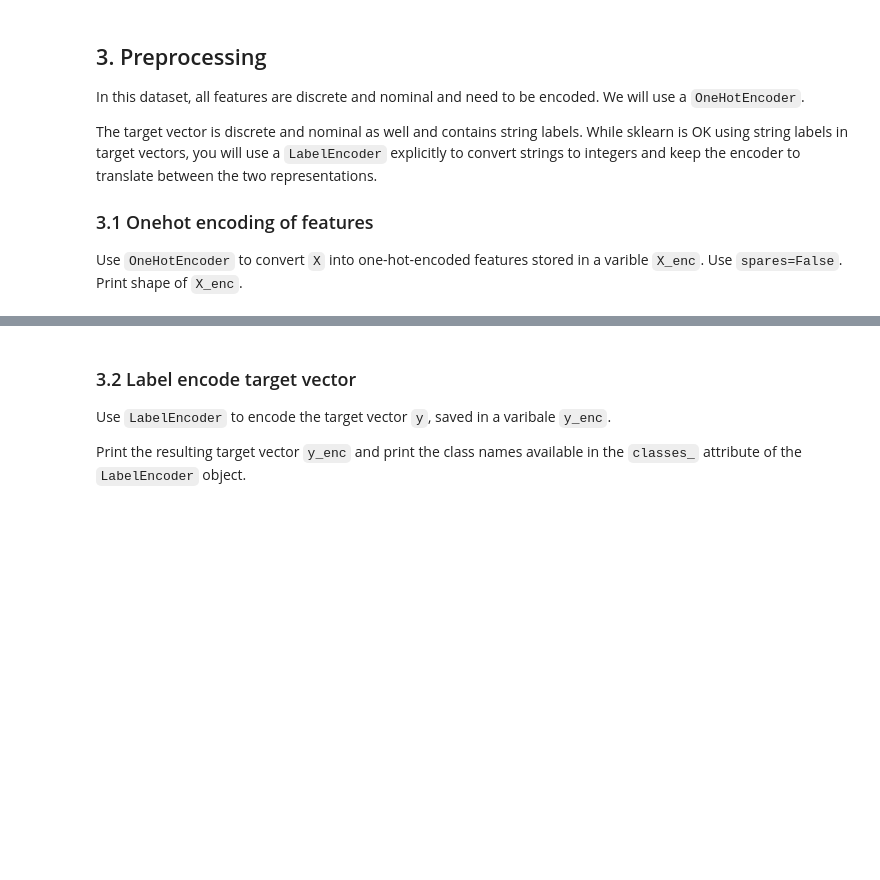
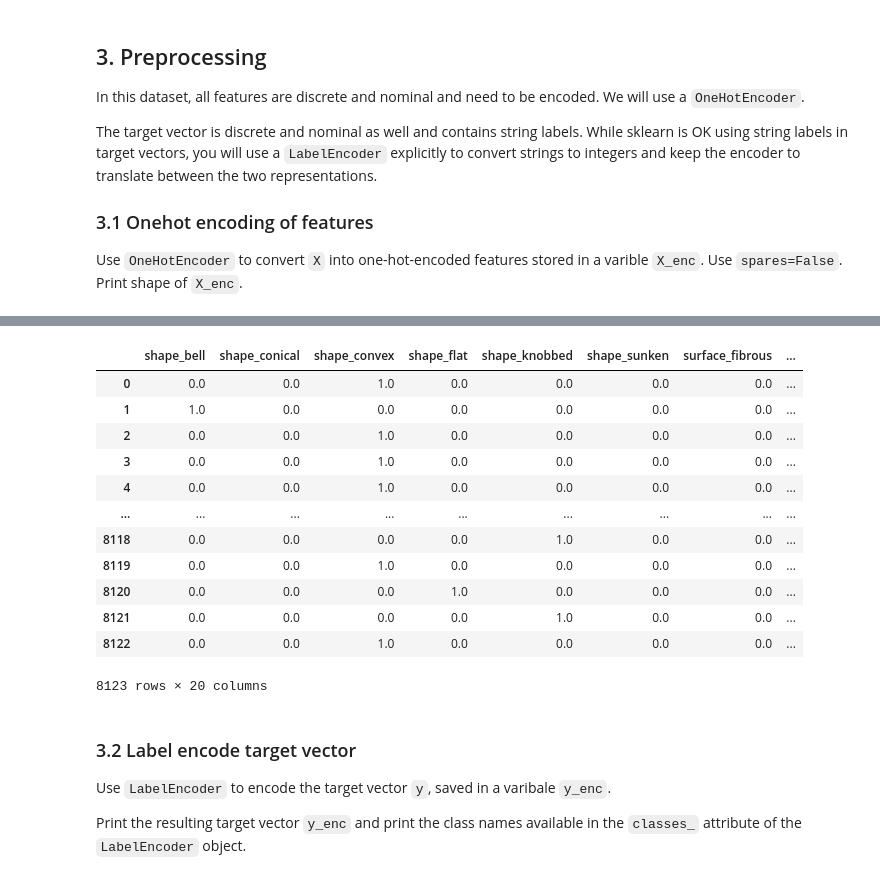
Before and after one commit to m-metz/ensf611-machine-learning-assignment4-m-metz, a Jupyter notebook: lab4.ipynb, the cells around one changed output, grey strips where cells are left out. Saved outputs shown, nothing was run; the diff lists cells and outputs as text; code cells hidden in the pictures; blank space fills up the shorter version.

```diff
--- a/lab4.ipynb
+++ b/lab4.ipynb
@@ -153,3 +178,29 @@ Use `OneHotEncoder` to convert `X` into one-hot-encoded features stored in a var
+# %%
+# TODO: add OneHotEncoder here
+from sklearn.preprocessing import OneHotEncoder
+
+enc = OneHotEncoder(sparse=False)
+
+enc.fit(X)
+
+X_enc = pd.DataFrame(enc.transform(X), columns=enc.get_feature_names_out())
+X_enc.shape
+
+X_enc
+# %% [output]
+|  | shape_bell | shape_conical | shape_convex | shape_flat | shape_knobbed | shape_sunken | surface_fibrous | ... |
+| 0 | 0.0 | 0.0 | 1.0 | 0.0 | 0.0 | 0.0 | 0.0 | ... |
+| 1 | 1.0 | 0.0 | 0.0 | 0.0 | 0.0 | 0.0 | 0.0 | ... |
+| 2 | 0.0 | 0.0 | 1.0 | 0.0 | 0.0 | 0.0 | 0.0 | ... |
+| 3 | 0.0 | 0.0 | 1.0 | 0.0 | 0.0 | 0.0 | 0.0 | ... |
+| 4 | 0.0 | 0.0 | 1.0 | 0.0 | 0.0 | 0.0 | 0.0 | ... |
+| ... | ... | ... | ... | ... | ... | ... | ... | ... |
+| 8118 | 0.0 | 0.0 | 0.0 | 0.0 | 1.0 | 0.0 | 0.0 | ... |
+| 8119 | 0.0 | 0.0 | 1.0 | 0.0 | 0.0 | 0.0 | 0.0 | ... |
+| 8120 | 0.0 | 0.0 | 0.0 | 1.0 | 0.0 | 0.0 | 0.0 | ... |
+| 8121 | 0.0 | 0.0 | 0.0 | 0.0 | 1.0 | 0.0 | 0.0 | ... |
+| 8122 | 0.0 | 0.0 | 1.0 | 0.0 | 0.0 | 0.0 | 0.0 | ... |
+8123 rows × 20 columns
 # %% [markdown]
 ### 3.2 Label encode target vector
 Use `LabelEncoder` to encode the target vector `y`, saved in a varibale `y_enc`.
```
Also changed, not shown: parts of 15 cells of this notebook.
